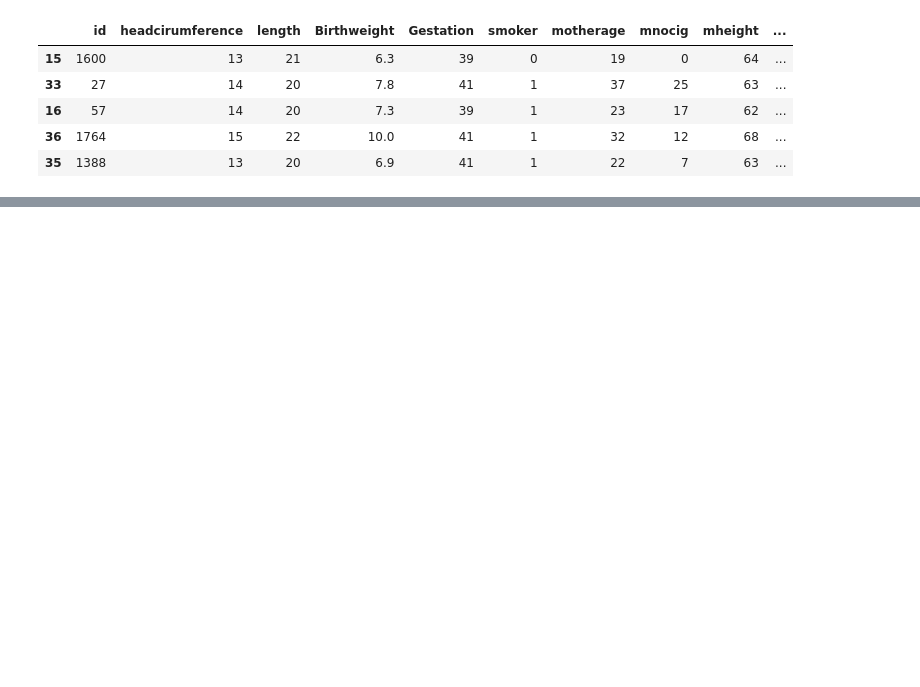
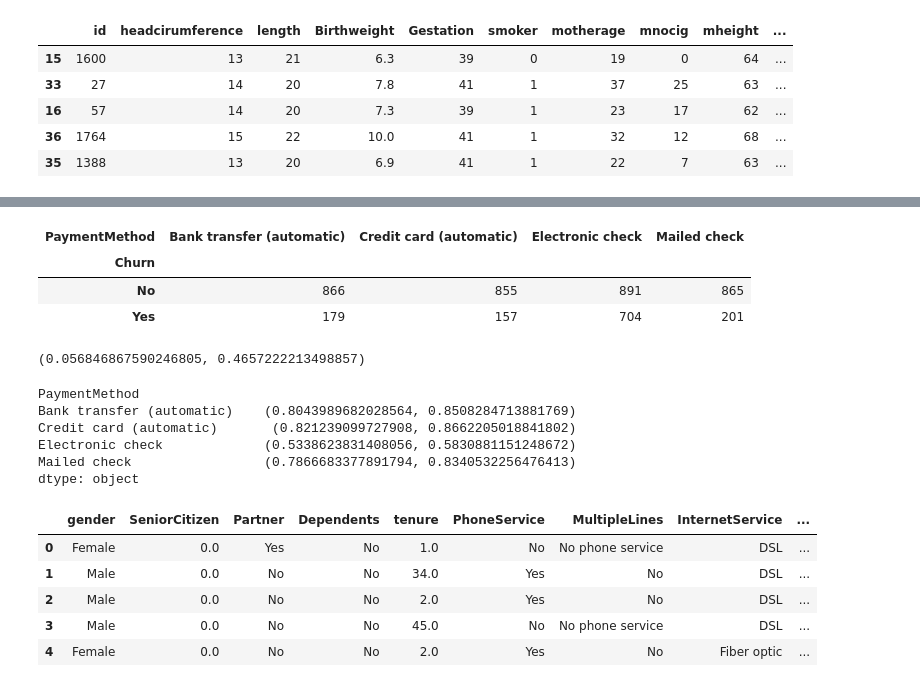
Before and after one commit to ccantarero91/orange-stats, a Jupyter notebook: Estadistica-Orange.ipynb, the cells around one changed output, grey strips where cells are left out. Cells and saved outputs as stored; diff of their text form; code cells hidden in the pictures; blank space fills up the shorter version.

```diff
--- a/Estadistica-Orange.ipynb
+++ b/Estadistica-Orange.ipynb
@@ -347,0 +534,8 @@ strong multicollinearity or other numerical problems.
+# %%
+df_payment=pd.crosstab(index=df_churn_train["Churn"],columns=df_churn_train["PaymentMethod"])
+df_payment
+# %% [output]
+| PaymentMethod | Bank transfer (automatic) | Credit card (automatic) | Electronic check | Mailed check |
+| Churn |  |  |  |  |
+| No | 866 | 855 | 891 | 865 |
+| Yes | 179 | 157 | 704 | 201 |
@@ -347,0 +545,24 @@ strong multicollinearity or other numerical problems.
+# %%
+proportion_confint(3, nobs=15, method='binom_test')
+# %% [output]
+(0.056846867590246805, 0.4657222213498857)
+# %%
+df_payment.apply(lambda x:proportion_confint(x[0],nobs=x[0]+x[1],method='binom_test'))
+# %% [output]
+PaymentMethod
+Bank transfer (automatic)    (0.8043989682028564, 0.8508284713881769)
+Credit card (automatic)       (0.821239099727908, 0.8662205018841802)
+Electronic check             (0.5338623831408056, 0.5830881151248672)
+Mailed check                 (0.7866683377891794, 0.8340532256476413)
+dtype: object
+# %%
+df_churn["ElectronicCheck"]=df_churn.PaymentMethod=="Electronic check"
+# %%
+df_churn.head()
+# %% [output]
+|  | gender | SeniorCitizen | Partner | Dependents | tenure | PhoneService | MultipleLines | InternetService | ... |
+| 0 | Female | 0.0 | Yes | No | 1.0 | No | No phone service | DSL | ... |
+| 1 | Male | 0.0 | No | No | 34.0 | Yes | No | DSL | ... |
+| 2 | Male | 0.0 | No | No | 2.0 | Yes | No | DSL | ... |
+| 3 | Male | 0.0 | No | No | 45.0 | No | No phone service | DSL | ... |
+| 4 | Female | 0.0 | No | No | 2.0 | Yes | No | Fiber optic | ... |
```
Also changed, not shown: parts of 23 cells of this notebook, 1 other file.
